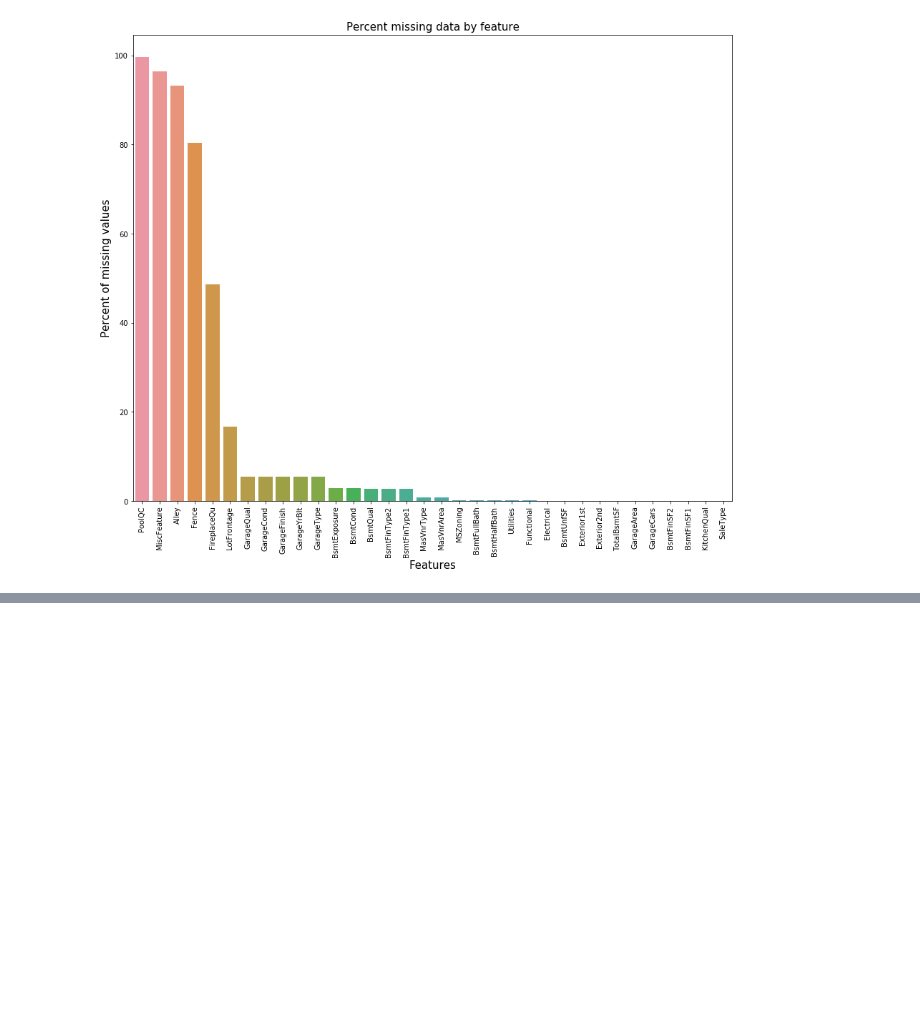
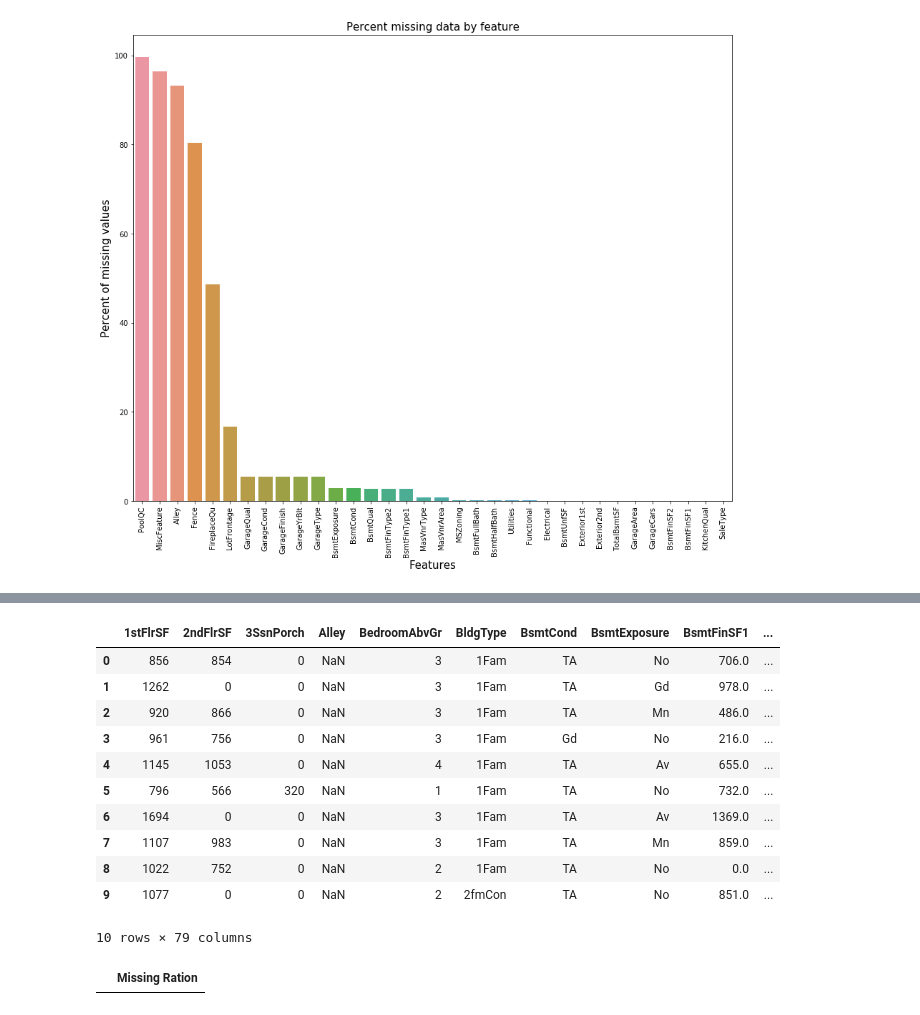
Before and after one commit to lars10192002/Introduction_to_Deep_Learning, a Jupyter notebook: data2.ipynb, the cells around one changed output, grey strips where cells are left out. Cells and saved outputs as stored; diff of their text form; code cells hidden in the pictures; blank space fills up the shorter version.

```diff
--- a/data2.ipynb
+++ b/data2.ipynb
@@ -206,0 +244,15 @@ missing_data.head(20)
+# %%
+all_data.head(10)
+# %% [output]
+|  | 1stFlrSF | 2ndFlrSF | 3SsnPorch | Alley | BedroomAbvGr | BldgType | BsmtCond | BsmtExposure | BsmtFinSF1 | ... |
+| 0 | 856 | 854 | 0 | NaN | 3 | 1Fam | TA | No | 706.0 | ... |
+| 1 | 1262 | 0 | 0 | NaN | 3 | 1Fam | TA | Gd | 978.0 | ... |
+| 2 | 920 | 866 | 0 | NaN | 3 | 1Fam | TA | Mn | 486.0 | ... |
+| 3 | 961 | 756 | 0 | NaN | 3 | 1Fam | Gd | No | 216.0 | ... |
+| 4 | 1145 | 1053 | 0 | NaN | 4 | 1Fam | TA | Av | 655.0 | ... |
+| 5 | 796 | 566 | 320 | NaN | 1 | 1Fam | TA | No | 732.0 | ... |
+| 6 | 1694 | 0 | 0 | NaN | 3 | 1Fam | TA | Av | 1369.0 | ... |
+| 7 | 1107 | 983 | 0 | NaN | 3 | 1Fam | TA | Mn | 859.0 | ... |
+| 8 | 1022 | 752 | 0 | NaN | 2 | 1Fam | TA | No | 0.0 | ... |
+| 9 | 1077 | 0 | 0 | NaN | 2 | 2fmCon | TA | No | 851.0 | ... |
+10 rows × 79 columns
@@ -206,0 +282,9 @@ missing_data.head(20)
+# %%
+#檢查填充完的值還有沒有缺失
+
+all_data_na = (all_data.isnull().sum()/len(all_data))*100
+all_data_na = all_data_na.drop(all_data_na[all_data_na == 0].index).sort_values(ascending=False)
+miss_data = pd.DataFrame({'Missing Ration' : all_data_na})
+miss_data.head()
+# %% [output]
+|  | Missing Ration |
```
Also changed, not shown: parts of 51 cells of this notebook, 2 other files.
